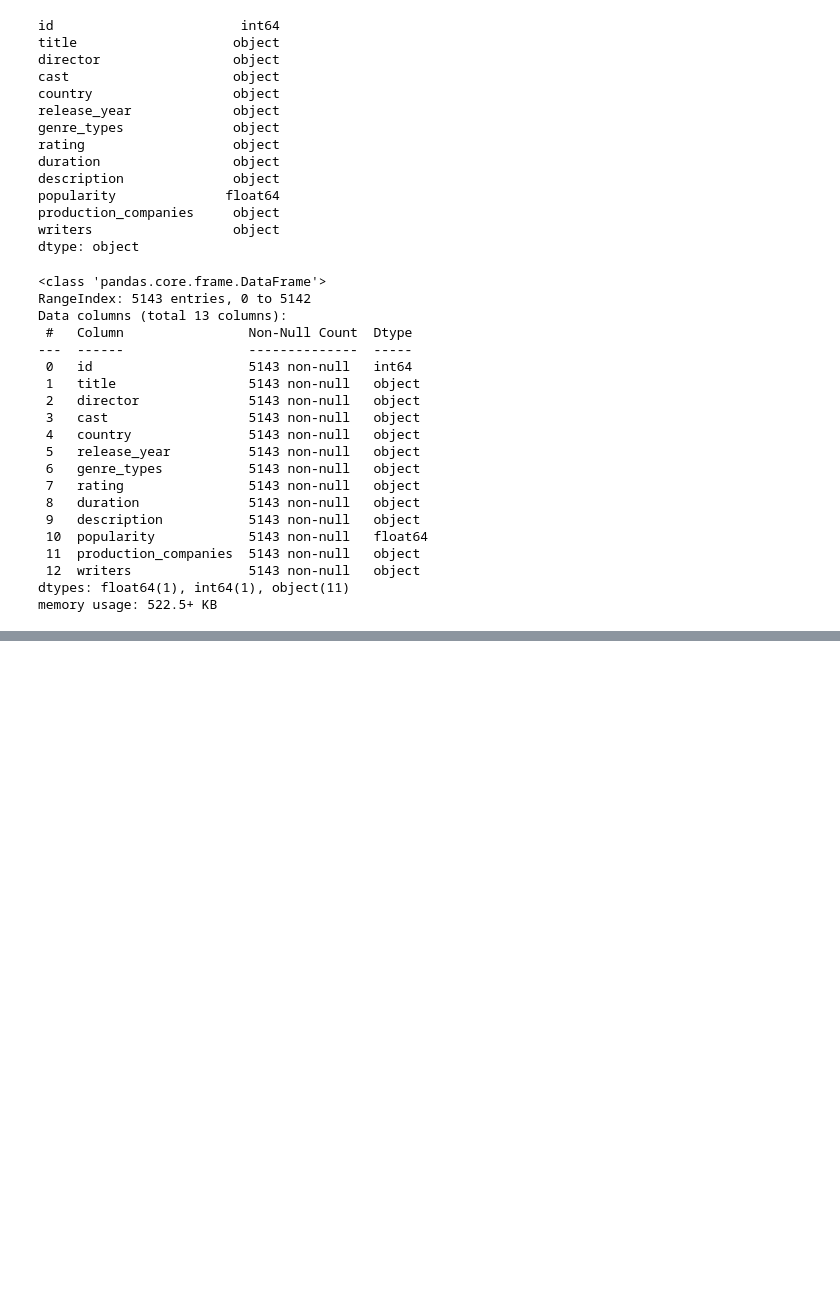
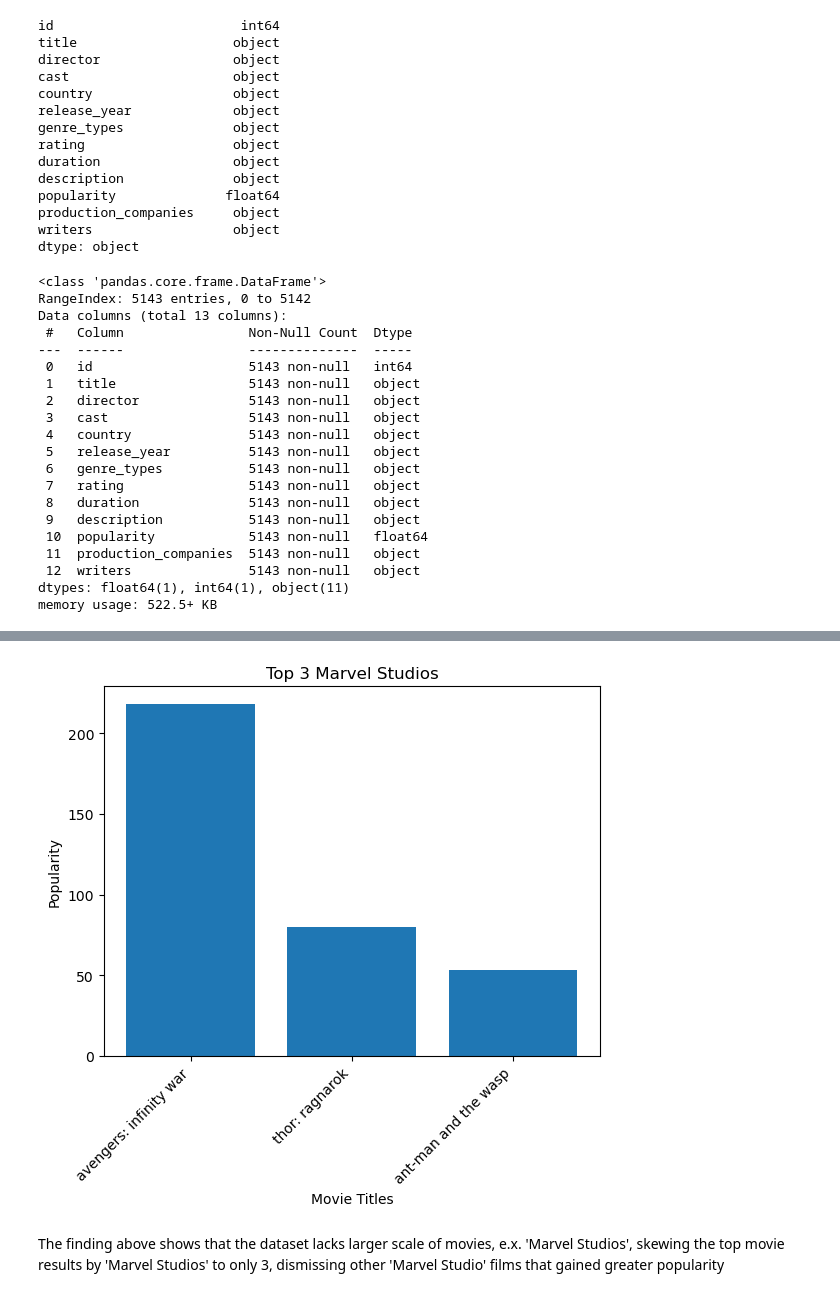
Before and after one commit to qudsia99/movie_recommender, a Jupyter notebook: EDA.ipynb, the cells around one changed output, grey strips where cells are left out. Saved outputs shown, nothing was run; the diff lists cells and outputs as text; code cells hidden in the pictures; blank space fills up the shorter version.

```diff
--- a/EDA.ipynb
+++ b/EDA.ipynb
@@ -286,0 +317,7 @@ df.to_csv('cleaned_data/movie_data.csv')
+# %%
+# Filtering by a specific production company
+marvel = df.loc[df['production_companies']== 'Marvel Studios',:]
+
+# Sort by popularity
+marvel_sorted = marvel.sort_values(by="popularity",ascending=False)
+marvel_sorted
@@ -286,0 +329,14 @@ df.to_csv('cleaned_data/movie_data.csv')
+# %%
+# Plotting top 3 Movies by Marvel Studios
+plt.bar(marvel_sorted['title'], marvel_sorted['popularity'])
+plt.xlabel("Movie Titles")
+plt.ylabel("Popularity")
+plt.title("Top 3 Marvel Studios")
+plt.xticks(range(len(marvel_sorted)), marvel_sorted['title'], rotation=45, ha='right')
+
+# View graph
+plt.show()
+# %% [output]
+[figure, added]
+# %% [markdown]
+The finding above shows that the dataset lacks larger scale of movies, e.x. 'Marvel Studios', skewing the top movie results by 'Marvel Studios' to only 3, dismissing other 'Marvel Studio' films that gained greater popularity
```
Also changed, not shown: parts of 4 cells of this notebook.
